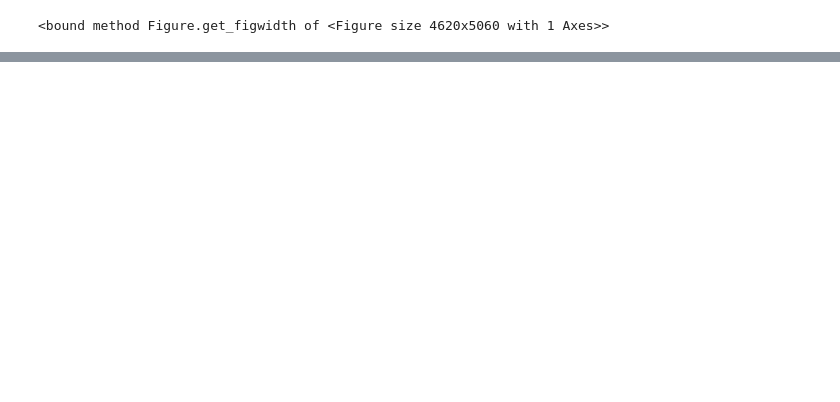
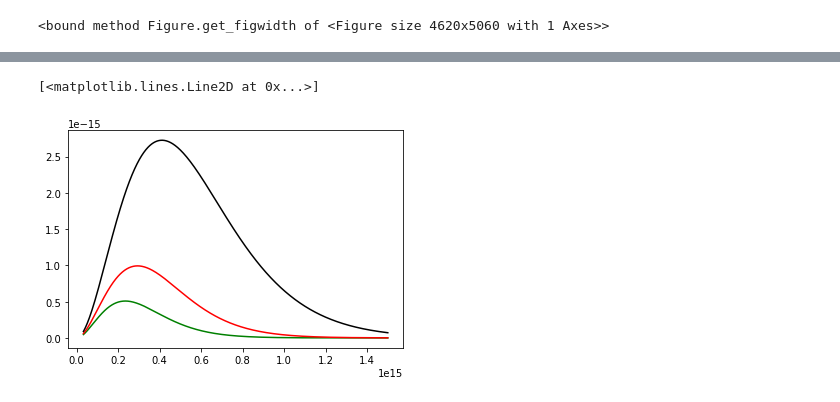
Before and after one commit to DillmannFrench/Physics, a Jupyter notebook: colors-python.ipynb, the cells around one changed output, grey strips where cells are left out. Saved outputs shown, nothing was run; the diff lists cells and outputs as text; code cells hidden in the pictures; blank space fills up the shorter version.

```diff
--- a/colors-python.ipynb
+++ b/colors-python.ipynb
@@ -67,0 +234,28 @@ planck
+# %%
+def rhonu(nu, T):
+    """Calculates the radiance from frequency and temperature.
+
+    Arguments
+    nu: frequency Hz
+    T: temperature K
+    """
+
+    return  (8 * np.pi * h * nu**3 / c**3) * (1 / (np.exp(h*nu/(kb*T)) - 1))
+
+nu1 = c/200e-9
+nu2 = c/900e-8     # frequency
+
+
+x = np.linspace(nu1,nu2,1000)
+y=rhonu(x,4000)
+
+plt.figure()
+plt.plot(x,rhonu(x,4000),'g')
+plt.plot(x,rhonu(x,5000),'r')
+plt.plot(x,rhonu(x,7000),'k')      # Intensity versus frequency
+
+
+#rhonu(nu,4000)
+# %% [output]
+[<matplotlib.lines.Line2D at 0x...>]
+[figure, added]
```
Also changed, not shown: parts of 42 cells of this notebook.
